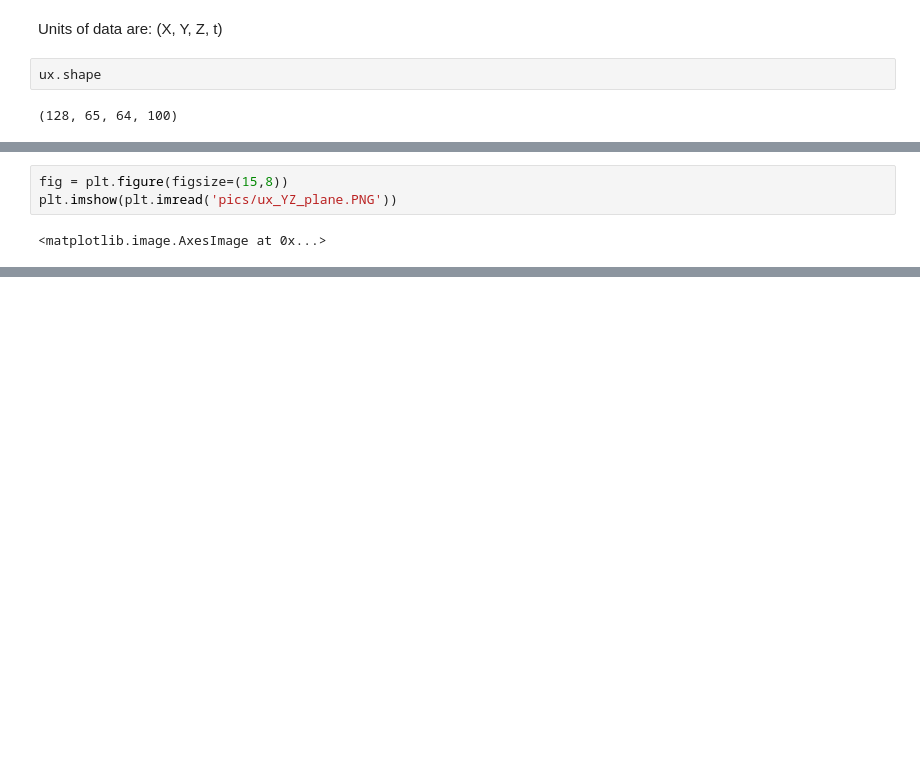
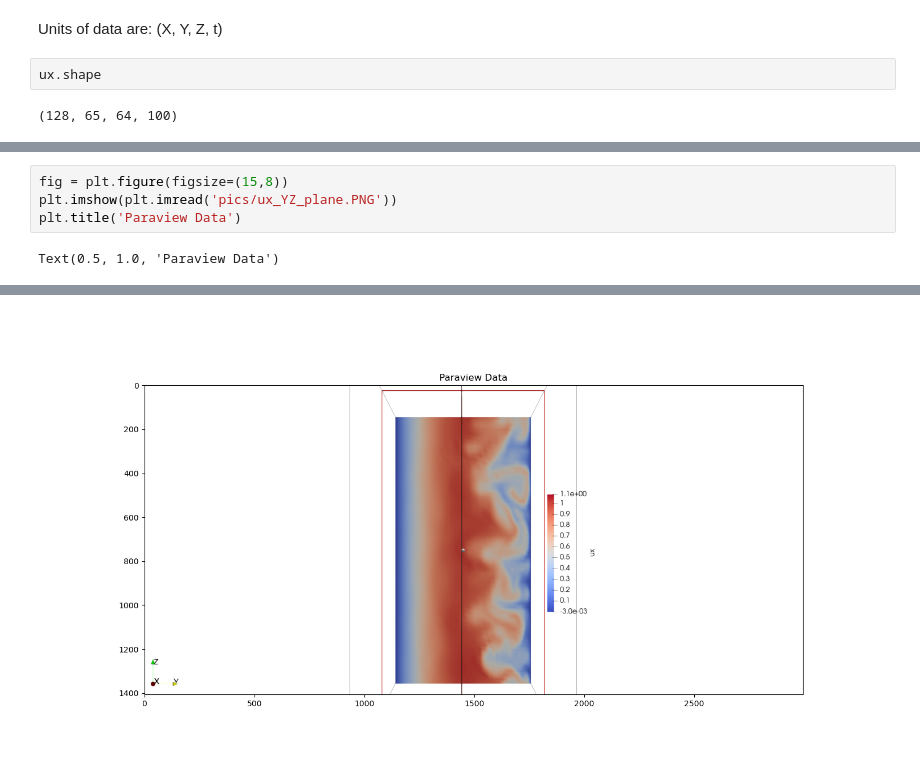
Before and after one commit to AntonioCervantes/Thesis_CFD, a Jupyter notebook: extract_fields.ipynb, the cells around one changed output, grey strips where cells are left out. Saved outputs shown, nothing was run; the diff lists cells and outputs as text; blank space fills up the shorter version.

```diff
--- a/extract_fields.ipynb
+++ b/extract_fields.ipynb
@@ -85,5 +98,6 @@ Text(0, 0.5, 'Z [m]')
 # %%
 fig = plt.figure(figsize=(15,8))
 plt.imshow(plt.imread('pics/ux_YZ_plane.PNG'))
+plt.title('Paraview Data')
 # %% [output]
-<matplotlib.image.AxesImage at 0x...>
+Text(0.5, 1.0, 'Paraview Data')
@@ -91,3 +104,4 @@ plt.imshow(plt.imread('pics/ux_YZ_plane.PNG'))
+[figure, added]
 # %%
 fig = plt.figure(figsize=(16,8))
 plt.pcolormesh(X[:,32,:],Z[:,32,:],ux[:,32,:,3], cmap='coolwarm', shading='gouraud')
```
Also changed, not shown: parts of 15 cells of this notebook, 1 other file.
